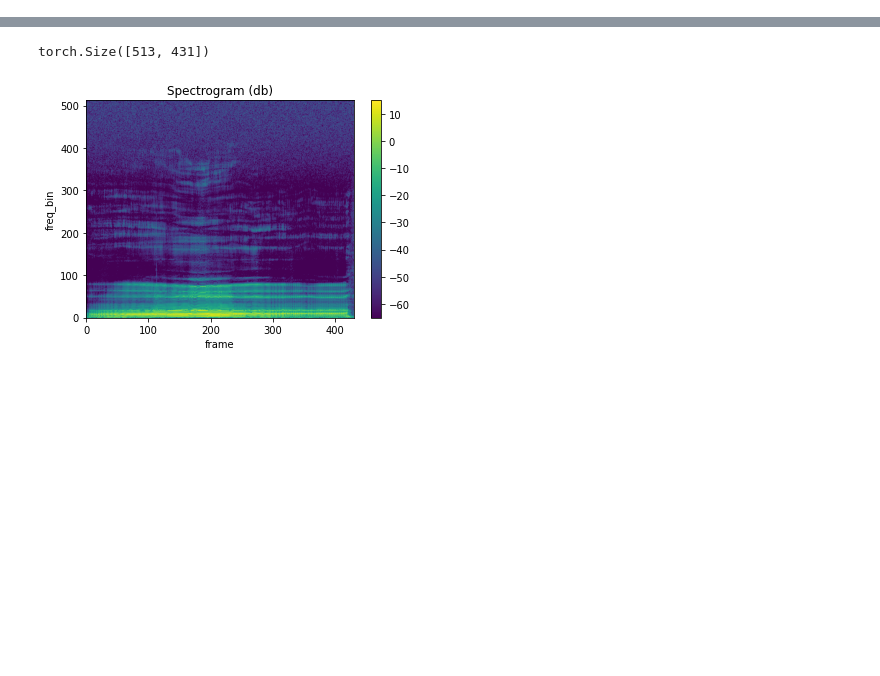
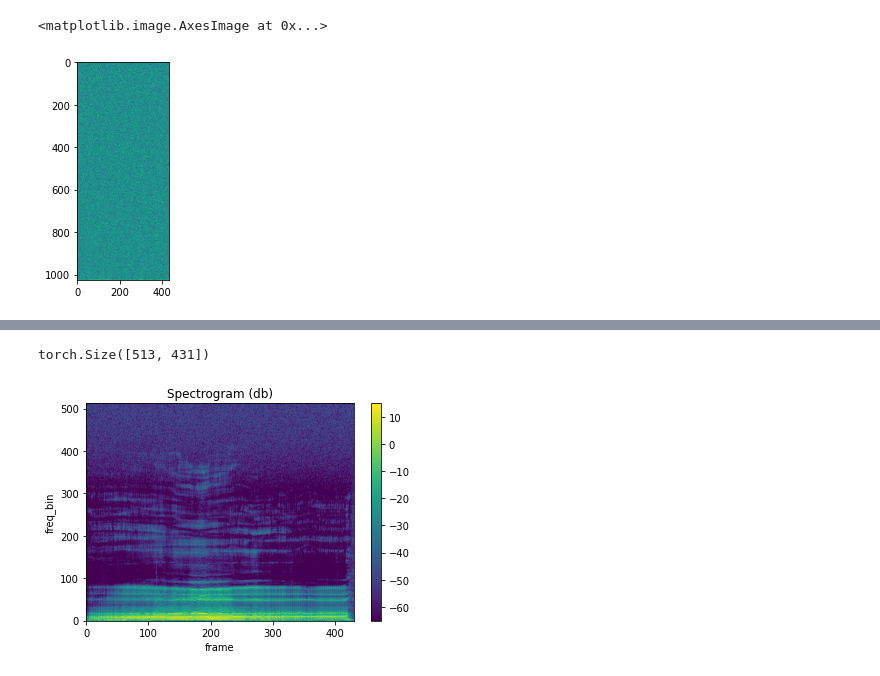
Before and after one commit to JaejunWL/A-in, a Jupyter notebook: data_loader_test.ipynb, the cells around one changed output, grey strips where cells are left out. Saved outputs shown, nothing was run; the diff lists cells and outputs as text; code cells hidden in the pictures; blank space fills up the shorter version.

```diff
--- a/data_loader_test.ipynb
+++ b/data_loader_test.ipynb
@@ -145,0 +180,5 @@ len(train_list), cnt2, len(new)
+# %%
+plt.imshow(spec_pad[1])
+# %% [output]
+<matplotlib.image.AxesImage at 0x...>
+[figure, added]
```
Also changed, not shown: parts of 49 cells of this notebook, 11 other files.
